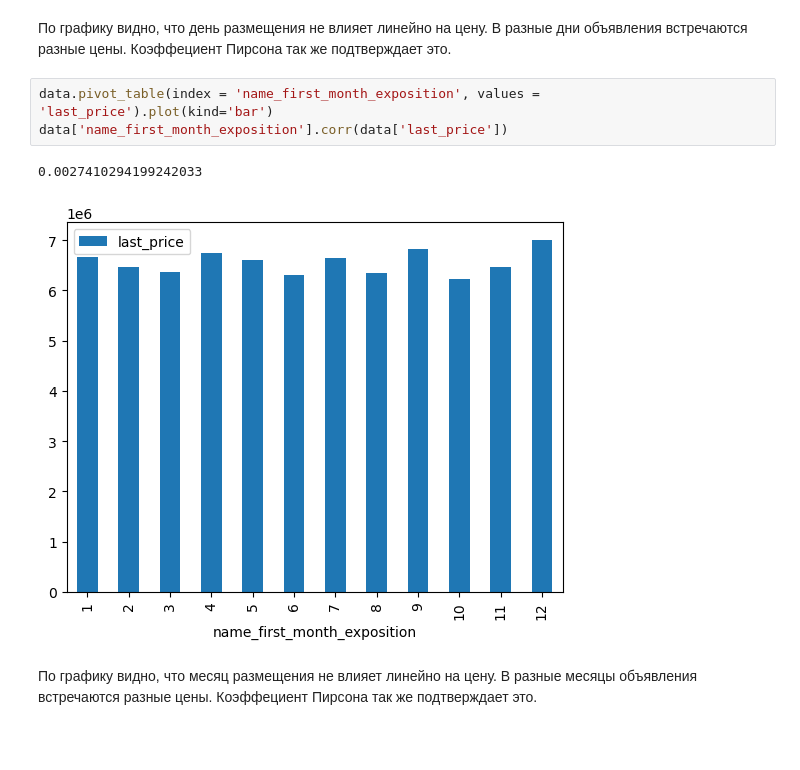
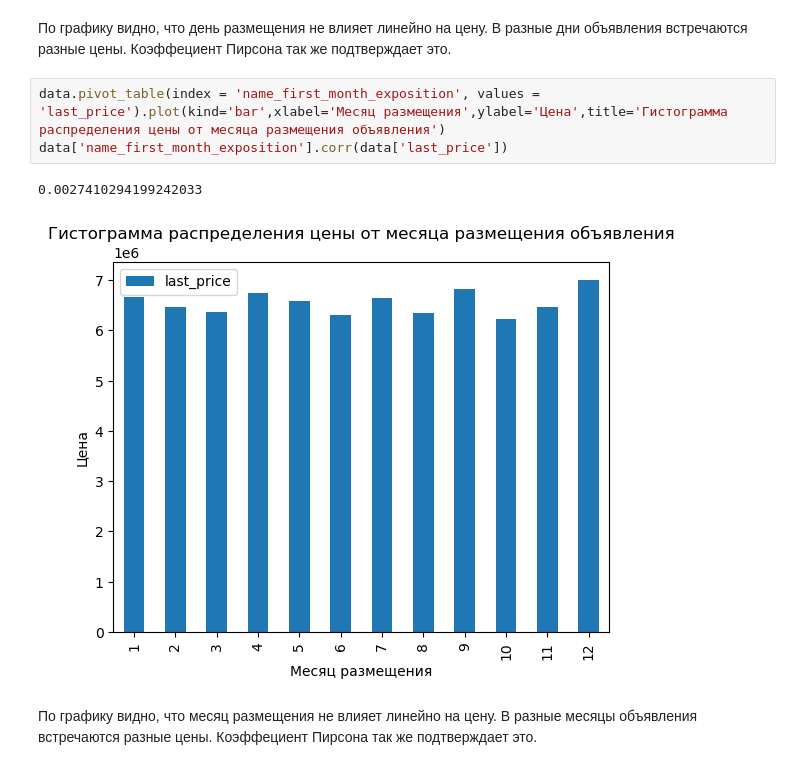
Before and after one commit to Skrebcov/Portfolio_YP, a Jupyter notebook: DS 2, Исследование объявлений о продаже квартир в СПБ/exploratory_data_analysis.ipynb, the cells around one changed output. Drawn from its saved outputs; the diff is of its cells as text; blank space fills up the shorter version.

```diff
--- a/DS 2, Исследование объявлений о продаже квартир в СПБ/exploratory_data_analysis.ipynb
+++ b/DS 2, Исследование объявлений о продаже квартир в СПБ/exploratory_data_analysis.ipynb
@@ -605,11 +652,11 @@ data['name_first_day_exposition'].corr(data['last_price'])
 # %% [markdown]
 По графику видно, что день размещения не влияет линейно на цену. В разные дни объявления встречаются разные цены. Коэффециент Пирсона так же подтверждает это.
 # %%
-data.pivot_table(index = 'name_first_month_exposition', values = 'last_price').plot(kind='bar')
+data.pivot_table(index = 'name_first_month_exposition', values = 'last_price').plot(kind='bar',xlabel='Месяц размещения',ylabel='Цена',title='Гистограмма распределения цены от месяца размещения объявления')
 data['name_first_month_exposition'].corr(data['last_price'])
 # %% [output]
 0.0027410294199242033
-[figure, old version]
+[figure, new version]
 # %% [markdown]
 По графику видно, что месяц размещения не влияет линейно на цену. В разные месяцы объявления встречаются разные цены. Коэффециент Пирсона так же подтверждает это.
 # %%
```
Also changed, not shown: parts of 35 cells of this notebook.
